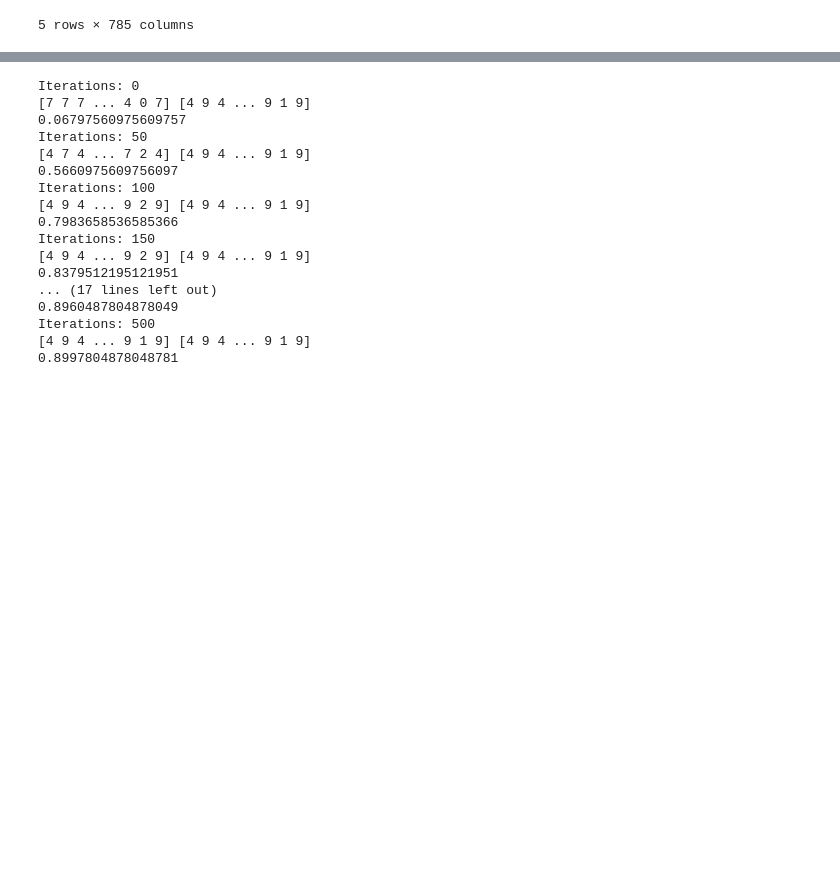
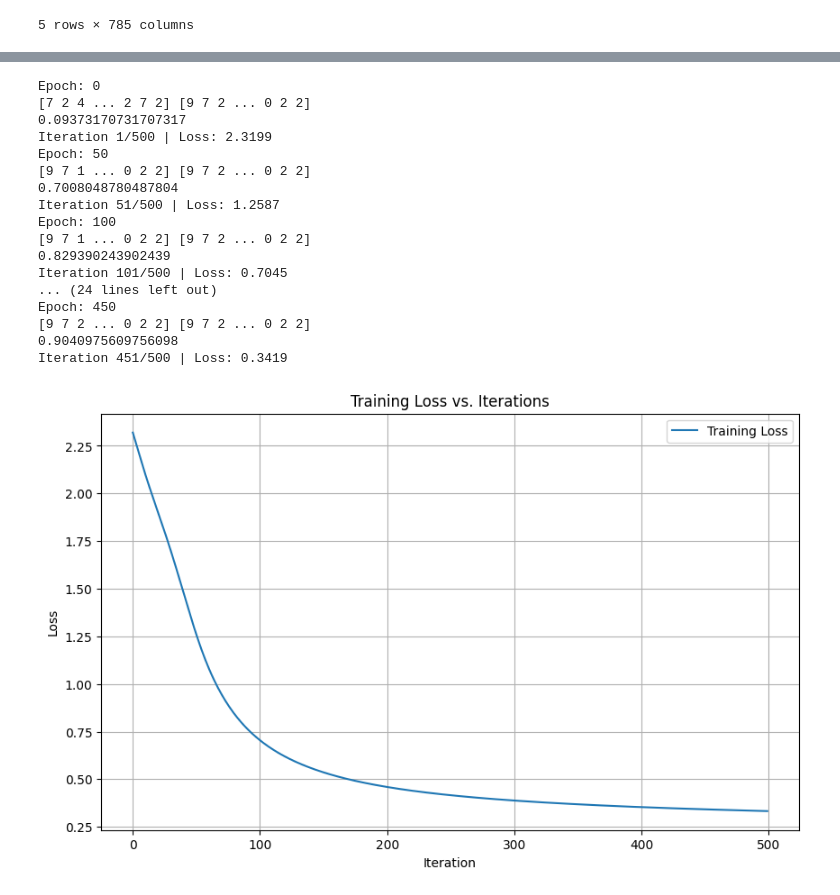
Before and after one commit to Kachow2323/mnist-datatset-neural-network-practice, a Jupyter notebook: mnist-datatset-neural-network-practice.ipynb, the cells around one changed output, grey strips where cells are left out. Saved outputs shown, nothing was run; the diff lists cells and outputs as text; code cells hidden in the pictures; blank space fills up the shorter version.

Commit message:
10/30 - Plot Training Loss vs Epoch

```diff
--- a/mnist-datatset-neural-network-practice.ipynb
+++ b/mnist-datatset-neural-network-practice.ipynb
@@ -109,23 +159,34 @@ def gradient_descent(X, Y, alpha, iterations):
 # %%
-W1, b1, W2, b2 = gradient_descent(X_train, Y_train, 0.1, 501)
+W1, b1, W2, b2, training_loss = stochastic_gradient_descent(X_train, Y_train, 0.1, 500)
 # %% [output]
-Iterations: 0
-[7 7 7 ... 4 0 7] [4 9 4 ... 9 1 9]
-0.06797560975609757
-Iterations: 50
-[4 7 4 ... 7 2 4] [4 9 4 ... 9 1 9]
-0.5660975609756097
-Iterations: 100
-[4 9 4 ... 9 2 9] [4 9 4 ... 9 1 9]
-0.7983658536585366
-Iterations: 150
-[4 9 4 ... 9 2 9] [4 9 4 ... 9 1 9]
-0.8379512195121951
-... (17 lines left out)
-0.8960487804878049
-Iterations: 500
-[4 9 4 ... 9 1 9] [4 9 4 ... 9 1 9]
-0.8997804878048781
+Epoch: 0
+[7 2 4 ... 2 7 2] [9 7 2 ... 0 2 2]
+0.09373170731707317
+Iteration 1/500 | Loss: 2.3199
+Epoch: 50
+[9 7 1 ... 0 2 2] [9 7 2 ... 0 2 2]
+0.7008048780487804
+Iteration 51/500 | Loss: 1.2587
+Epoch: 100
+[9 7 1 ... 0 2 2] [9 7 2 ... 0 2 2]
+0.829390243902439
+Iteration 101/500 | Loss: 0.7045
+... (24 lines left out)
+Epoch: 450
+[9 7 2 ... 0 2 2] [9 7 2 ... 0 2 2]
+0.9040975609756098
+Iteration 451/500 | Loss: 0.3419
+# %%
+plt.figure(figsize=(10, 6))
+plt.plot(training_loss, label='Training Loss')
+plt.title('Training Loss vs. Iterations')
+plt.xlabel('Iteration')
+plt.ylabel('Loss')
+plt.legend()
+plt.grid(True)
+plt.show()
+# %% [output]
+[figure, added]
 # %%
 def make_predictions(X, W1, b1, W2, b2):
     _, _, _, A2 = forward_prop(W1, b1, W2, b2, X)
```
Also changed, not shown: parts of 5 cells of this notebook.
